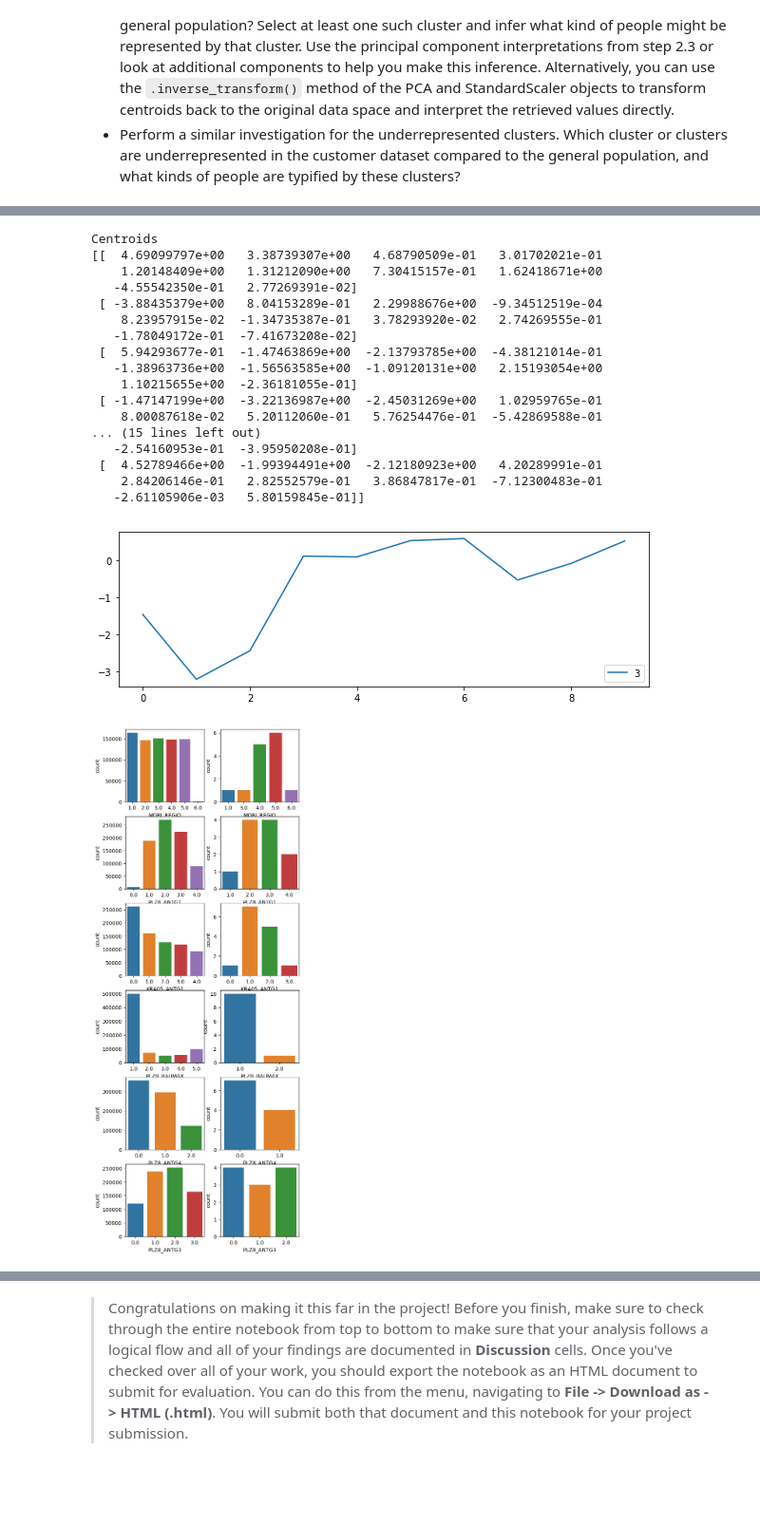
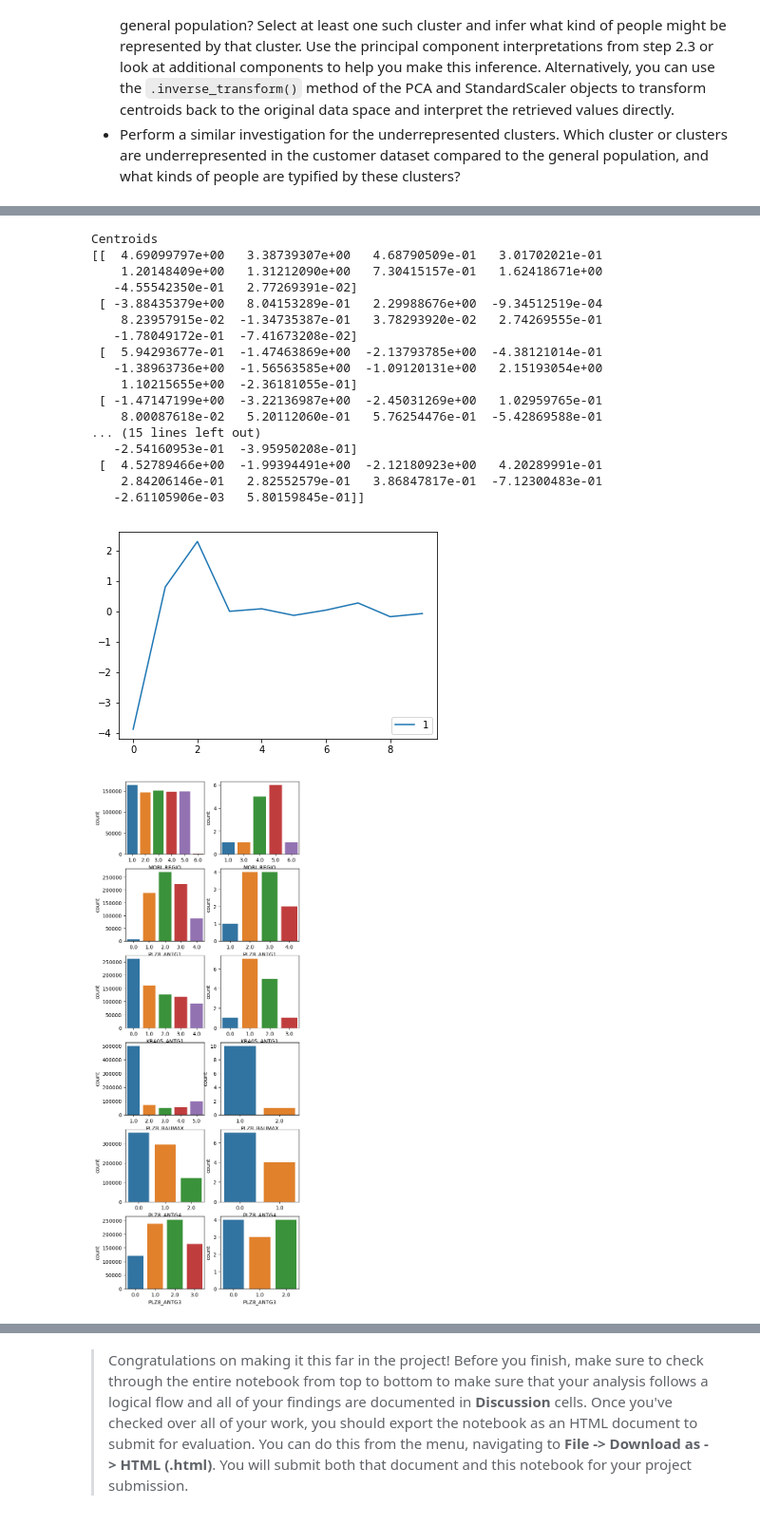
Before and after one commit to khmmay/Project3_CustomerSegments, a Jupyter notebook: Identify_Customer_Segments.ipynb, the cells around one changed output, grey strips where cells are left out. Shown at 95% size. Saved outputs shown, nothing was run; the diff lists cells and outputs as text; code cells hidden in the pictures; blank space fills up the shorter version.

```diff
--- a/Identify_Customer_Segments.ipynb
+++ b/Identify_Customer_Segments.ipynb
@@ -745,12 +745,12 @@ plt.bar(range(0,10),numbers_cust,tick_label=range(0,10))
 
 centroids = model.cluster_centers_
 print(f"Centroids \n{centroids}")
-for i in [3]:
+for i in [1]:
     plt.plot(centroids[i],label=i)
 plt.legend(loc='lower right')
 plt.show()
 
-# Categoriy 2: Strong negative value for PCA 0 and positive for PCA 2:
+# Categoriy 1: Strong negative value for PCA 0 and positive for PCA 2:
 
 #Analysis for PCA0
 list1,list2=zip(*sorted(zip(pca.components_[0,],azd_cl.columns)))
@@ -765,34 +765,34 @@ for i in range(0,len(names)):
 plt.show()
 
 #Analysis for PCA2
 list1,list2=zip(*sorted(zip(pca.components_[2,],azd_cl.columns)))
 names=(list2[:3]+list2[-3:])
 %matplotlib inline
 fig=plt.figure(figsize=(6,18), dpi= 100, facecolor='w', edgecolor='k')
 for i in range(0,len(names)):
     f=plt.subplot(len(names),2,i*2+1)
     sns.countplot(data=bel_thr,x=names[i],)
     plt.subplot(len(names),2,i*2+2)
     sns.countplot(data=abo_thr,x=names[i])
 # %% [output]
 Centroids
 [[  4.69099797e+00   3.38739307e+00   4.68790509e-01   3.01702021e-01
     1.20148409e+00   1.31212090e+00   7.30415157e-01   1.62418671e+00
    -4.55542350e-01   2.77269391e-02]
  [ -3.88435379e+00   8.04153289e-01   2.29988676e+00  -9.34512519e-04
     8.23957915e-02  -1.34735387e-01   3.78293920e-02   2.74269555e-01
    -1.78049172e-01  -7.41673208e-02]
  [  5.94293677e-01  -1.47463869e+00  -2.13793785e+00  -4.38121014e-01
    -1.38963736e+00  -1.56563585e+00  -1.09120131e+00   2.15193054e+00
     1.10215655e+00  -2.36181055e-01]
  [ -1.47147199e+00  -3.22136987e+00  -2.45031269e+00   1.02959765e-01
     8.00087618e-02   5.20112060e-01   5.76254476e-01  -5.42869588e-01
 ... (15 lines left out)
    -2.54160953e-01  -3.95950208e-01]
  [  4.52789466e+00  -1.99394491e+00  -2.12180923e+00   4.20289991e-01
     2.84206146e-01   2.82552579e-01   3.86847817e-01  -7.12300483e-01
    -2.61105906e-03   5.80159845e-01]]
-[figure, old version]
+[figure, new version]
 [figure]
 [figure]
 # %%
```
Also changed, not shown: parts of 3 cells of this notebook, 1 other file.
